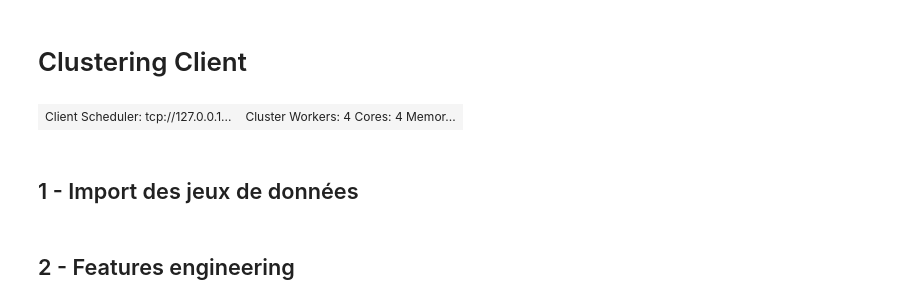
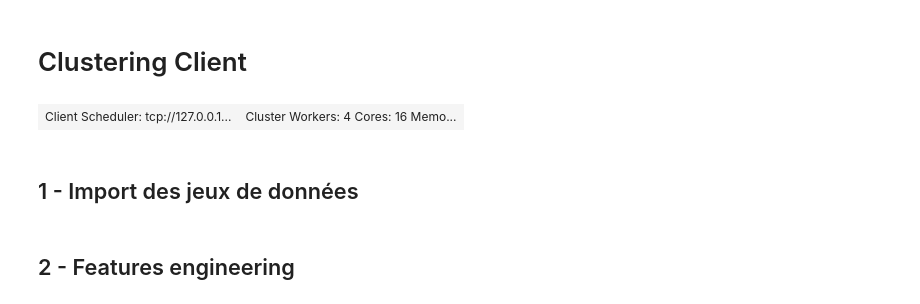
Before and after one commit to Julien-Martin/OC-IML-P4, a Jupyter notebook: Modeling with dask.ipynb, the cells around one changed output. Drawn from its saved outputs; the diff is of its cells as text; code cells hidden in the pictures.

```diff
--- a/Modeling with dask.ipynb
+++ b/Modeling with dask.ipynb
@@ -3,10 +3,10 @@
 # %%
 from dask.distributed import Client
 
-client = Client("tcp://127.0.0.1:50092")
+client = Client("tcp://127.0.0.1:33285")
 client
 # %% [output]
-| Client Scheduler: tcp://127.0.0.1... | Cluster Workers: 4 Cores: 4 Memor... |
+| Client Scheduler: tcp://127.0.0.1... | Cluster Workers: 4 Cores: 16 Memo... |
 # %%
 import dask.array as da
 import dask.dataframe as dd
```
Also changed, not shown: parts of 8 cells of this notebook, 2 other files.
